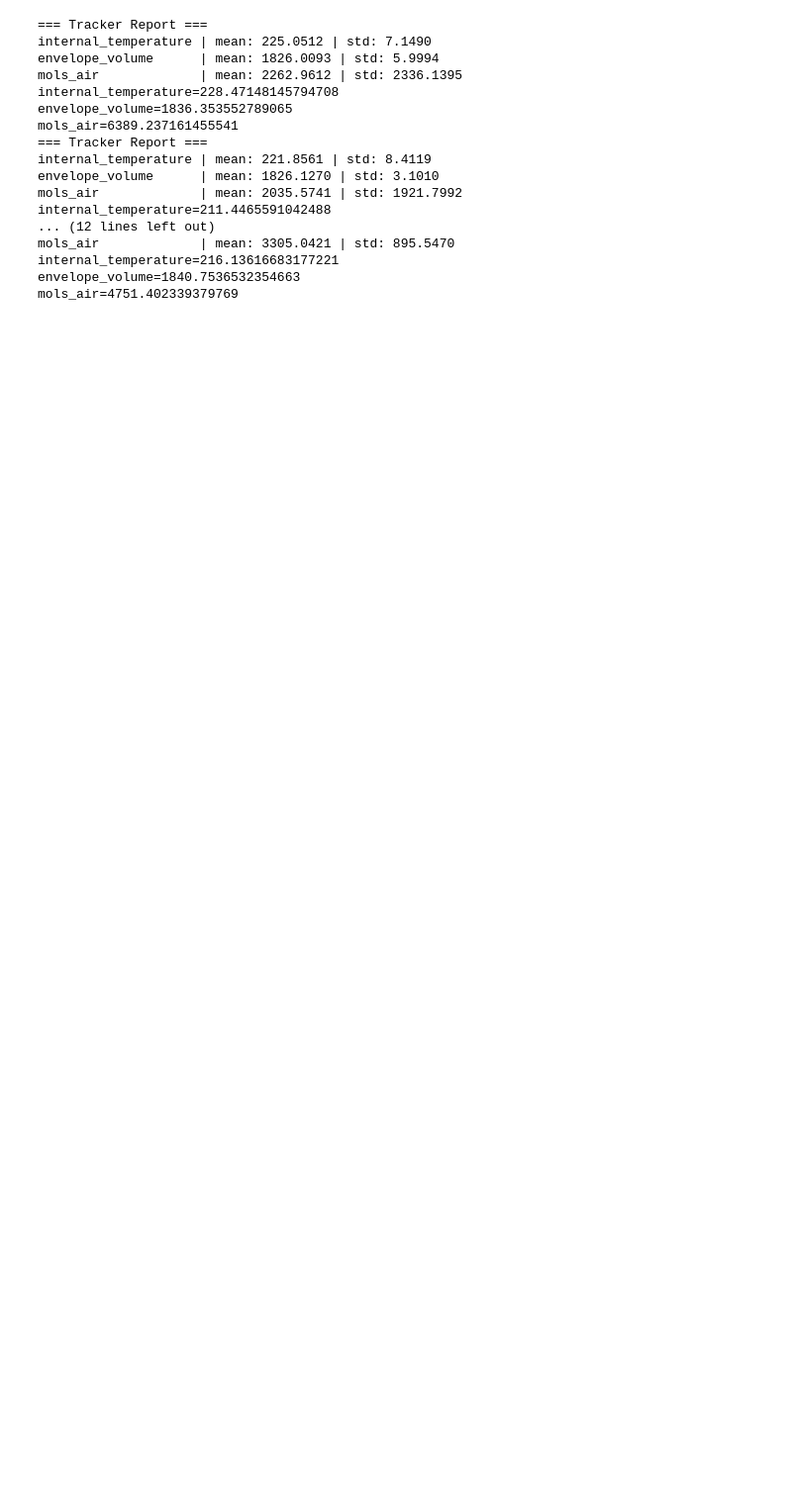
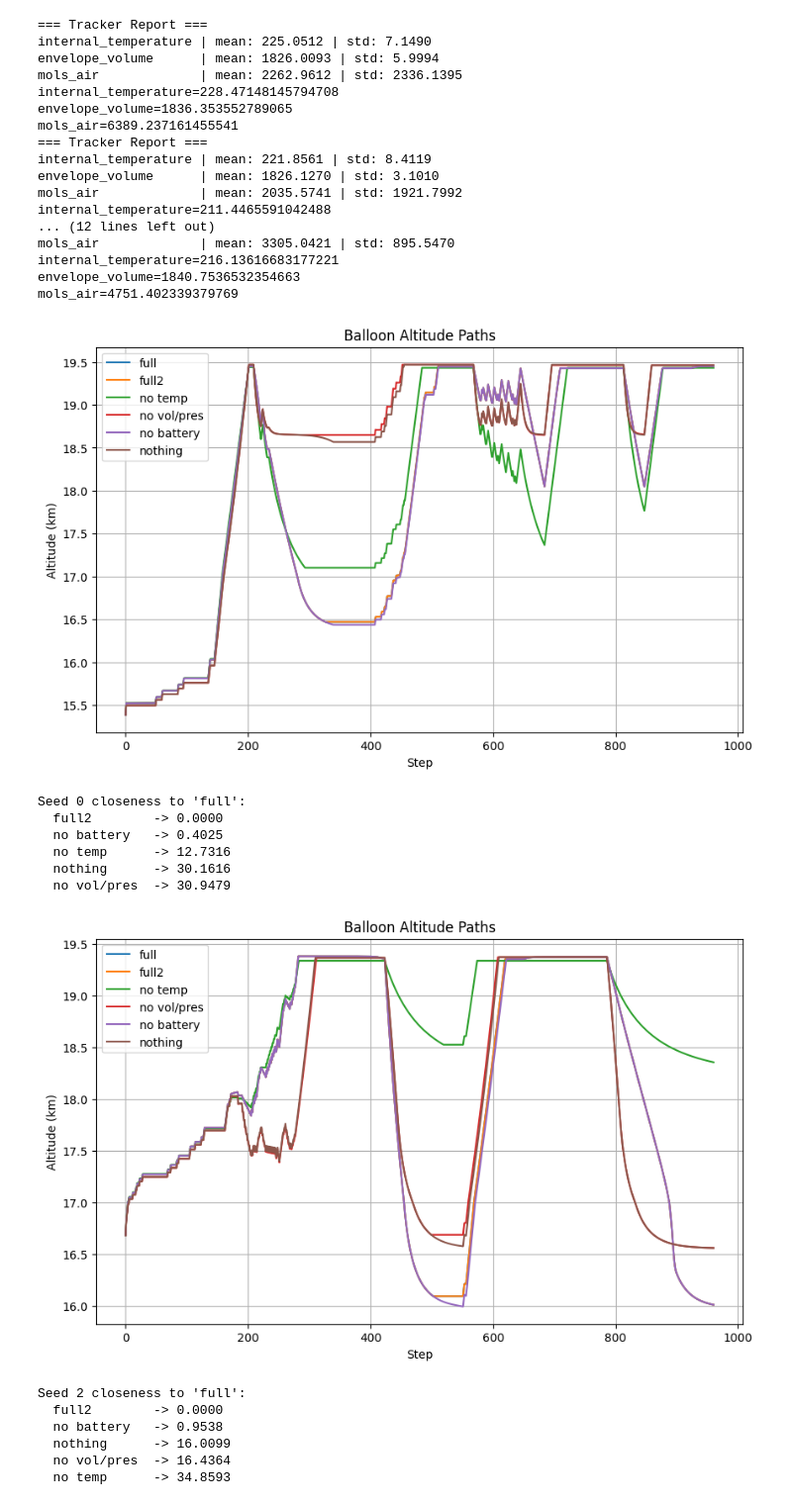
Before and after one commit to sdean-group/balloon-learning-environment, a Jupyter notebook: fidelity_tests.ipynb, the cells around one changed output. Shown at 99% size. Drawn from its saved outputs; the diff is of its cells as text; code cells hidden in the pictures; blank space fills up the shorter version.

Commit message:
Add make ablation

```diff
--- a/fidelity_tests.ipynb
+++ b/fidelity_tests.ipynb
@@ -25,7 +25,7 @@ BalloonState = balloon_module.BalloonState
 Balloon = balloon_module.Balloon
 
 BalloonAblation = balloon_ablation_module.BalloonAblation
-balloon_update_step = balloon_ablation_module._simulate_step_internal
+make_ablation = balloon_ablation_module.make_ablation
 # %%
 # Typical plan (perciatelli) based on a seed
 plans = {
@@ -141,21 +141,59 @@ mols_air=4751.402339379769
 # %%
 for seed in plans.keys():
     plt.figure(figsize=(10, 6))
 
     results = run_models(
         seed,
         [
             ('full', Balloon),
-            ('partial', BalloonAblation.get_ablation(balloon_update_step))
+            ('full2', BalloonAblation.get_ablation(make_ablation(True, True, True))),
+            ('smooth acs', BalloonAblation.get_ablation(make_ablation(True, True, True, True))),
+            ('no temp', BalloonAblation.get_ablation(make_ablation(False, True, True))),
+            ('no vol/pres', BalloonAblation.get_ablation(make_ablation(True, False, True))),
+            ('no battery', BalloonAblation.get_ablation(make_ablation(True, True, False))),
+            ('nothing', BalloonAblation.get_ablation(make_ablation(False, False, False)))
         ]
     )
 
     for name, altitude_path in results.items():
         plt.plot(altitude_path, label=name)
 
     plt.xlabel("Step")
     plt.ylabel("Altitude (km)")
     plt.title("Balloon Altitude Paths")
     plt.legend()
     plt.grid(True)
     plt.show()
+
+    baseline = np.array(results["full"])
+    distances = {}
+    for name, path in results.items():
+        if name == "full":
+            continue
+        # ensure same length before comparing
+        arr = np.array(path)
+        min_len = min(len(baseline), len(arr))
+        dist = np.linalg.norm(baseline[:min_len] - arr[:min_len])
+        distances[name] = dist
+
+    # sort by closeness
+    sorted_models = sorted(distances.items(), key=lambda x: x[1])
+
+    print(f"\nSeed {seed} closeness to 'full':")
+    for name, dist in sorted_models:
+        print(f"  {name:12s} -> {dist:.4f}")
+# %% [output]
+[figure, added]
+Seed 0 closeness to 'full':
+  full2        -> 0.0000
+  no battery   -> 0.4025
+  no temp      -> 12.7316
+  nothing      -> 30.1616
+  no vol/pres  -> 30.9479
+[figure, added]
+Seed 2 closeness to 'full':
+  full2        -> 0.0000
+  no battery   -> 0.9538
+  nothing      -> 16.0099
+  no vol/pres  -> 16.4364
+  no temp      -> 34.8593
```
Also changed, not shown: parts of 1 cell of this notebook, 1 other file.
